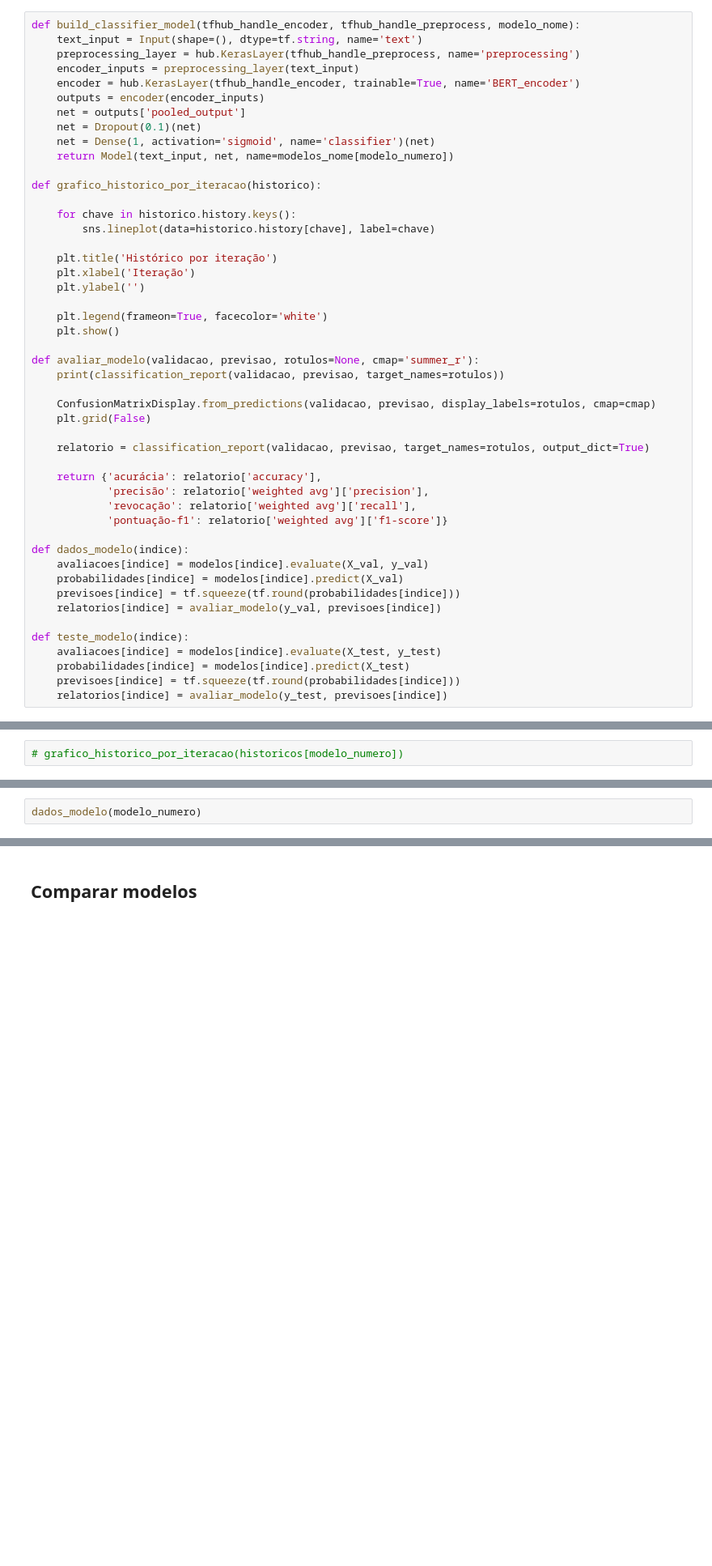
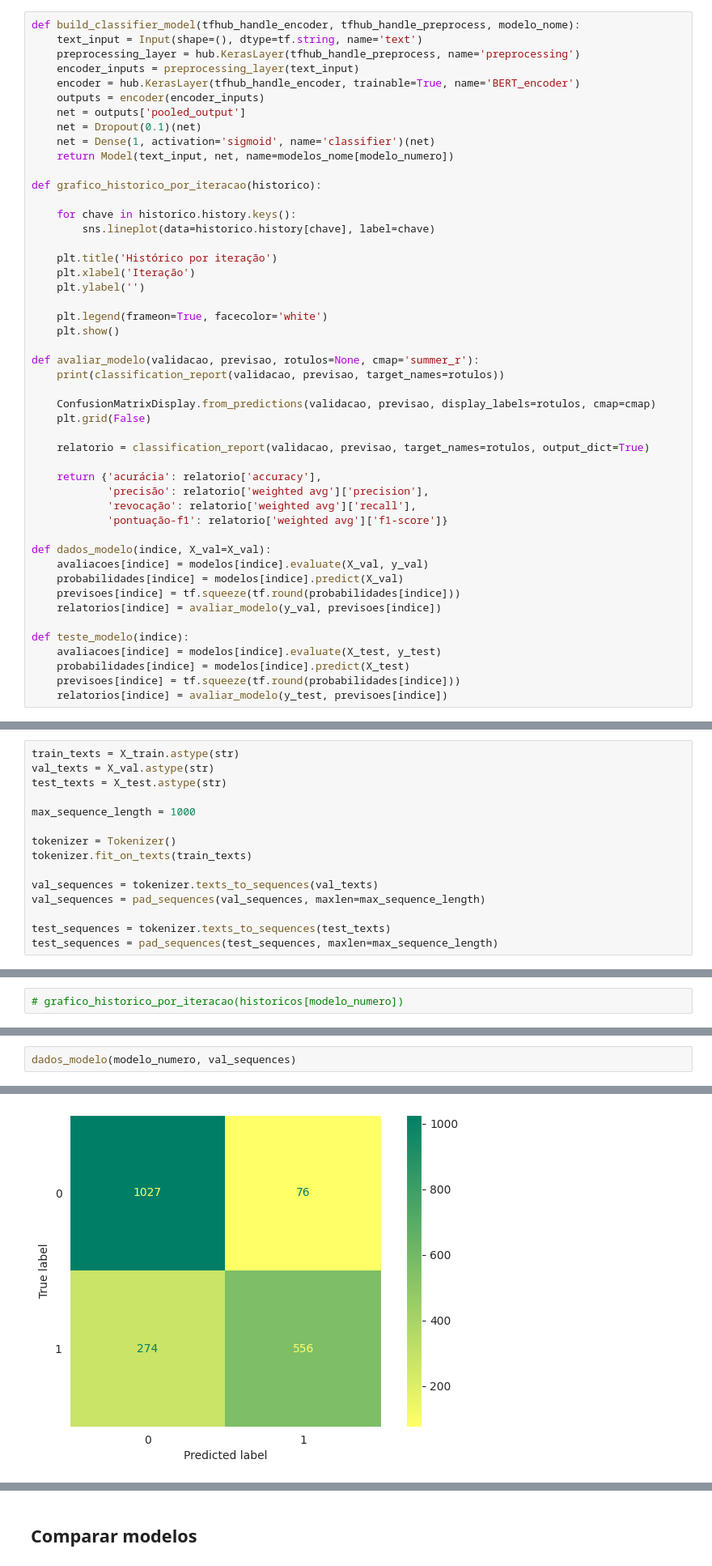
Before and after one commit to flohmannjr/TCC530, a Jupyter notebook: TCC530_Modelos.ipynb, the cells around one changed output, grey strips where cells are left out. Shown: that part at 81% size. Cells and saved outputs as stored; diff of their text form; blank space fills up the shorter version.

```diff
--- a/TCC530_Modelos.ipynb
+++ b/TCC530_Modelos.ipynb
@@ -213,7 +213,7 @@ def avaliar_modelo(validacao, previsao, rotulos=None, cmap='summer_r'):
             'revocação': relatorio['weighted avg']['recall'],
             'pontuação-f1': relatorio['weighted avg']['f1-score']}
 
-def dados_modelo(indice):
+def dados_modelo(indice, X_val=X_val):
     avaliacoes[indice] = modelos[indice].evaluate(X_val, y_val)
     probabilidades[indice] = modelos[indice].predict(X_val)
     previsoes[indice] = tf.squeeze(tf.round(probabilidades[indice]))
@@ -709,3 +712,18 @@ relatorios[modelo_numero]
+# %%
+train_texts = X_train.astype(str)
+val_texts = X_val.astype(str)
+test_texts = X_test.astype(str)
+
+max_sequence_length = 1000
+
+tokenizer = Tokenizer()
+tokenizer.fit_on_texts(train_texts)
+
+val_sequences = tokenizer.texts_to_sequences(val_texts)
+val_sequences = pad_sequences(val_sequences, maxlen=max_sequence_length)
+
+test_sequences = tokenizer.texts_to_sequences(test_texts)
+test_sequences = pad_sequences(test_sequences, maxlen=max_sequence_length)
 # %%
 %%time
 
@@ -769,2 +740,3 @@ ValueError: ignored
 # %%
-dados_modelo(modelo_numero)
+dados_modelo(modelo_numero, val_sequences)
+# %% [output]
@@ -771,2 +753,3 @@ dados_modelo(modelo_numero)
+[figure, added]
 # %%
 relatorios[modelo_numero]
```
Also changed, not shown: parts of 7 cells of this notebook.
